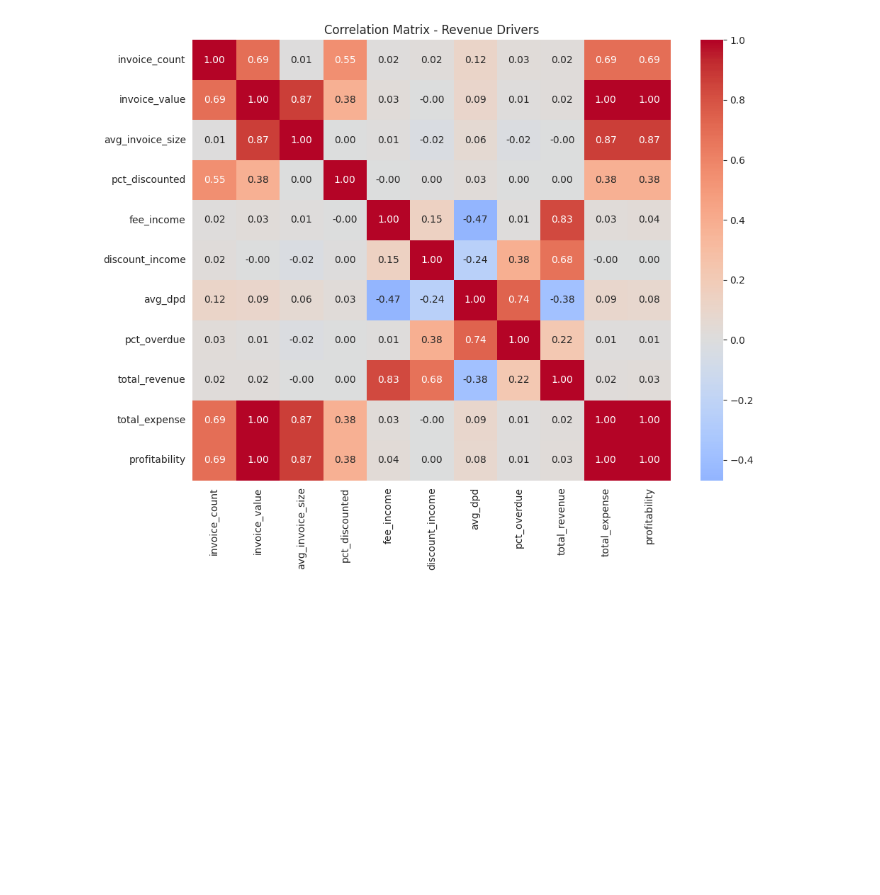
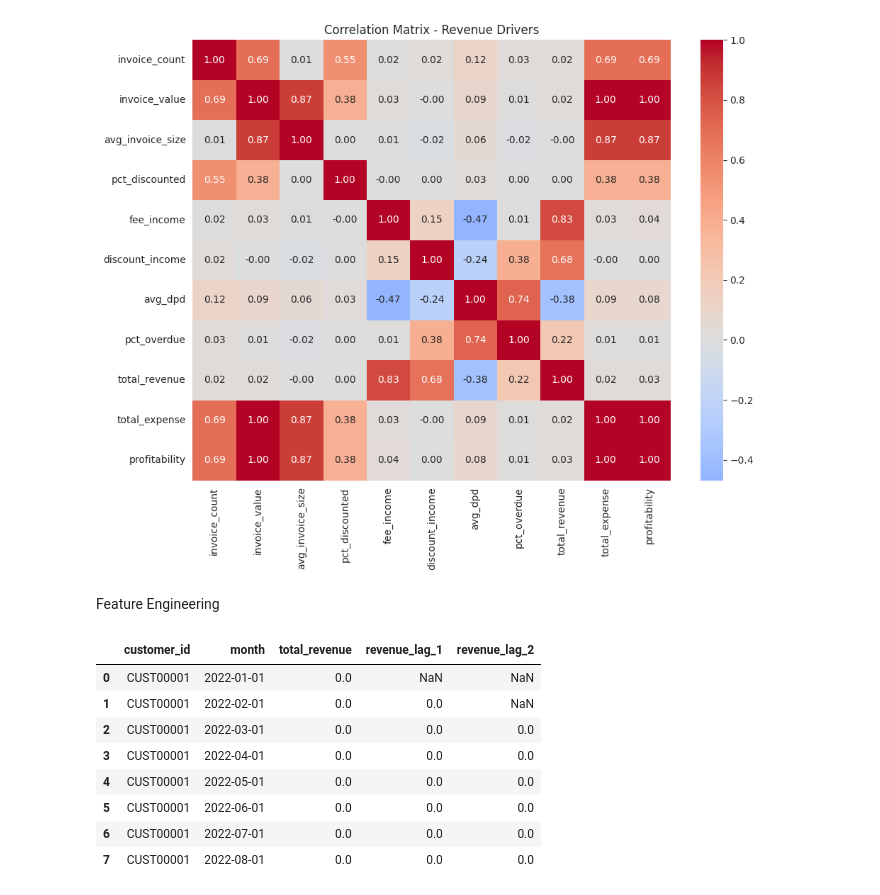
Before and after one commit to Bibhuti-MLAI/Time-Series-Forcasting, a Jupyter notebook: Revenue_Forcasting.ipynb, the cells around one changed output. Drawn from its saved outputs; the diff is of its cells as text; code cells hidden in the pictures; blank space fills up the shorter version.

```diff
--- a/Revenue_Forcasting.ipynb
+++ b/Revenue_Forcasting.ipynb
@@ -540,3 +540,39 @@ plt.tight_layout()
 plt.show()
 # %% [output]
 [figure]
+# %% [markdown]
+Feature Engineering
+# %%
+panel = panel.sort_values(["customer_id", "month"])
+grouped = panel.groupby("customer_id")
+
+# Fill "no activity" gaps in average-type columns by carrying the last known
+# value forward within each customer, then 0 if there's no prior value at all
+panel["avg_invoice_size"] = grouped["avg_invoice_size"].transform(lambda x: x.ffill().fillna(0))
+panel["avg_dpd"] = grouped["avg_dpd"].transform(lambda x: x.ffill().fillna(0))
+grouped = panel.groupby("customer_id")  # re-group after the update above
+# %%
+# Lag features: previous months' actuals as predictors
+panel["revenue_lag_1"] = grouped["total_revenue"].shift(1)
+panel["revenue_lag_2"] = grouped["total_revenue"].shift(2)
+panel["revenue_lag_3"] = grouped["total_revenue"].shift(3)
+
+panel["expense_lag_1"] = grouped["total_expense"].shift(1)
+panel["expense_lag_2"] = grouped["total_expense"].shift(2)
+panel["expense_lag_3"] = grouped["total_expense"].shift(3)
+
+panel["invoice_count_lag_1"] = grouped["invoice_count"].shift(1)
+panel["invoice_count_lag_2"] = grouped["invoice_count"].shift(2)
+panel["invoice_count_lag_3"] = grouped["invoice_count"].shift(3)
+
+panel[["customer_id", "month", "total_revenue", "revenue_lag_1", "revenue_lag_2"]].head(8)
+# %% [output]
+|  | customer_id | month | total_revenue | revenue_lag_1 | revenue_lag_2 |
+| 0 | CUST00001 | 2022-01-01 | 0.0 | NaN | NaN |
+| 1 | CUST00001 | 2022-02-01 | 0.0 | 0.0 | NaN |
+| 2 | CUST00001 | 2022-03-01 | 0.0 | 0.0 | 0.0 |
+| 3 | CUST00001 | 2022-04-01 | 0.0 | 0.0 | 0.0 |
+| 4 | CUST00001 | 2022-05-01 | 0.0 | 0.0 | 0.0 |
+| 5 | CUST00001 | 2022-06-01 | 0.0 | 0.0 | 0.0 |
+| 6 | CUST00001 | 2022-07-01 | 0.0 | 0.0 | 0.0 |
+| 7 | CUST00001 | 2022-08-01 | 0.0 | 0.0 | 0.0 |
```
Also changed, not shown: parts of 8 cells of this notebook.
